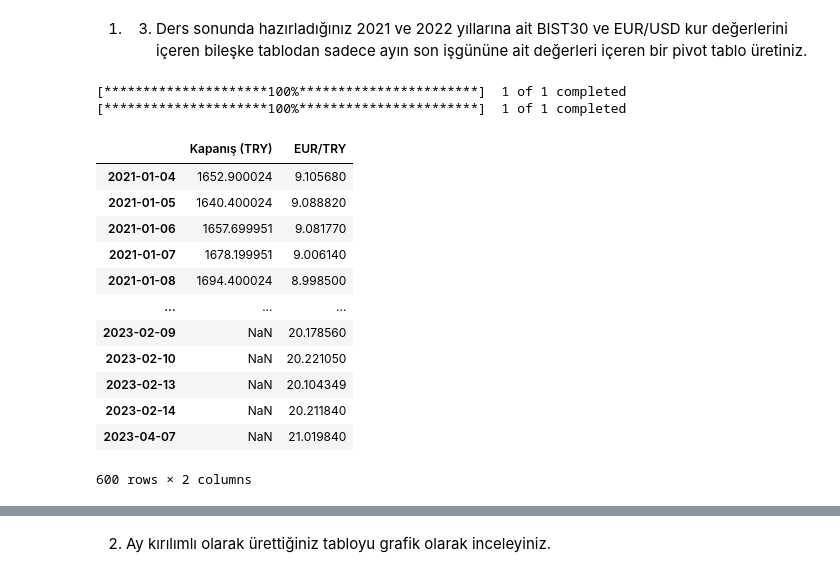
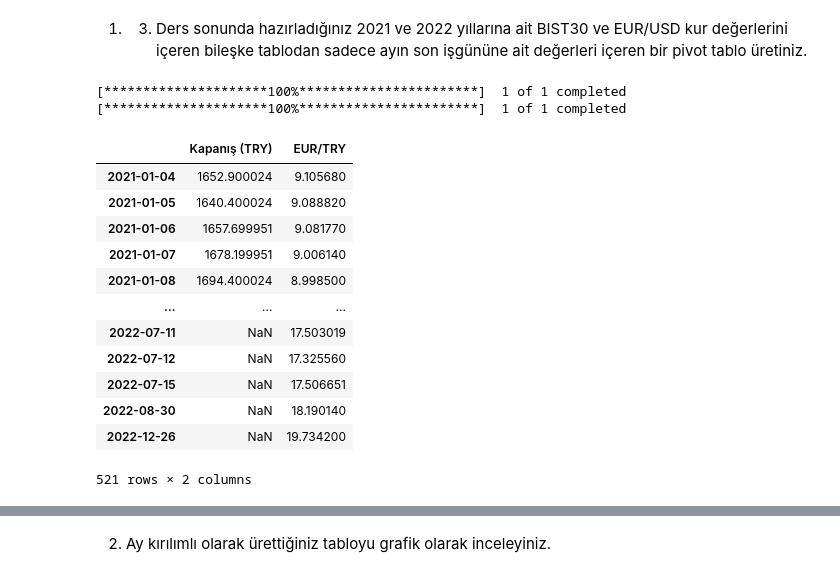
Before and after one commit to Abdulkadir2516/GMKA_Abdulkadir_Yesilkaya, a Jupyter notebook: Odevi4_Python_Veri_Analizi_Egitimi__Abdulkadir_Yeşilkaya.ipynb, the cells around one changed output, grey strips where cells are left out. Cells and saved outputs as stored; diff of their text form; code cells hidden in the pictures.

```diff
--- a/Odevi4_Python_Veri_Analizi_Egitimi__Abdulkadir_Yeşilkaya.ipynb
+++ b/Odevi4_Python_Veri_Analizi_Egitimi__Abdulkadir_Yeşilkaya.ipynb
@@ -21,30 +21,30 @@ warnings.filterwarnings("ignore")
 # %%
 indirme_listesi = ["XU030.IS","EURTRY=X"]
 Data = pd.DataFrame()
 
 for i in indirme_listesi:
-  data = yf.download(i, start="2021-01-01",end="2023-04-21")
+  data = yf.download(i, start="2021-01-01",end="2022-12-31")
   data = data["Adj Close"].rename(i)
   Data= pd.concat([Data, data], axis=1)
 
 Data.columns =["Kapanış (TRY)", "EUR/TRY"]
 Data
 # %% [output]
 [*********************100%***********************]  1 of 1 completed
 [*********************100%***********************]  1 of 1 completed
 |  | Kapanış (TRY) | EUR/TRY |
 | 2021-01-04 | 1652.900024 | 9.105680 |
 | 2021-01-05 | 1640.400024 | 9.088820 |
 | 2021-01-06 | 1657.699951 | 9.081770 |
 | 2021-01-07 | 1678.199951 | 9.006140 |
 | 2021-01-08 | 1694.400024 | 8.998500 |
 | ... | ... | ... |
-| 2023-02-09 | NaN | 20.178560 |
-| 2023-02-10 | NaN | 20.221050 |
-| 2023-02-13 | NaN | 20.104349 |
-| 2023-02-14 | NaN | 20.211840 |
-| 2023-04-07 | NaN | 21.019840 |
+| 2022-07-11 | NaN | 17.503019 |
+| 2022-07-12 | NaN | 17.325560 |
+| 2022-07-15 | NaN | 17.506651 |
+| 2022-08-30 | NaN | 18.190140 |
+| 2022-12-26 | NaN | 19.734200 |
-600 rows × 2 columns
+521 rows × 2 columns
 # %%
 Data.index = pd.to_datetime(Data.index) # convert index to datetime object
 Data['ay-yıl'] = Data.index.strftime('%Y-%m') # apply strftime() method
```
Also changed, not shown: parts of 6 cells of this notebook.
